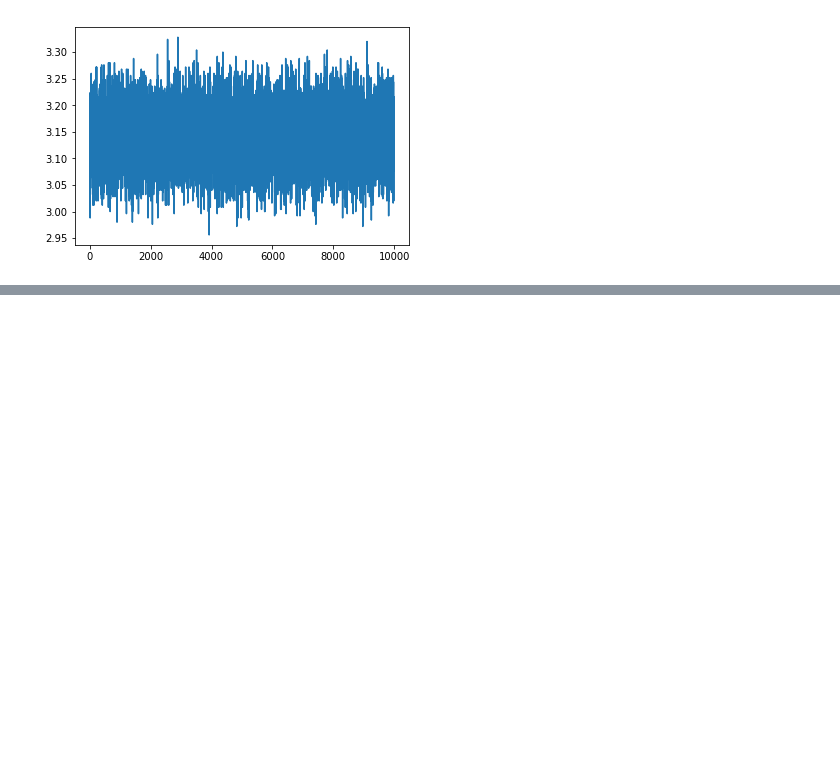
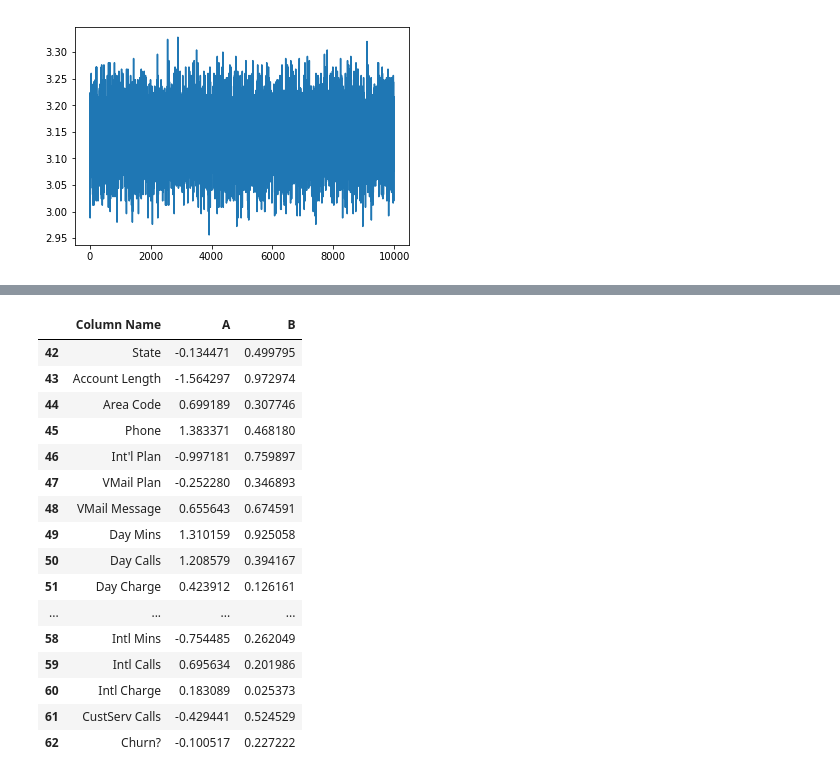
Before and after one commit to slopezv2/machilelearningpy, a Jupyter notebook: Seccion5.ipynb, the cells around one changed output, grey strips where cells are left out. Cells and saved outputs as stored; diff of their text form; code cells hidden in the pictures; blank space fills up the shorter version.

```diff
--- a/Seccion5.ipynb
+++ b/Seccion5.ipynb
@@ -551,0 +607,28 @@ plt.plot(pi_value_list)
+# %%
+new_data = pd.DataFrame(
+    {
+       'Column Name': column_names,
+        "A": np.random.randn(a),
+        "B": np.random.uniform(0,1,a)
+    }, index = range(42, 42 + a)
+)
+# %%
+new_data
+# %% [output]
+|  | Column Name | A | B |
+| 42 | State | -0.134471 | 0.499795 |
+| 43 | Account Length | -1.564297 | 0.972974 |
+| 44 | Area Code | 0.699189 | 0.307746 |
+| 45 | Phone | 1.383371 | 0.468180 |
+| 46 | Int'l Plan | -0.997181 | 0.759897 |
+| 47 | VMail Plan | -0.252280 | 0.346893 |
+| 48 | VMail Message | 0.655643 | 0.674591 |
+| 49 | Day Mins | 1.310159 | 0.925058 |
+| 50 | Day Calls | 1.208579 | 0.394167 |
+| 51 | Day Charge | 0.423912 | 0.126161 |
+| ... | ... | ... | ... |
+| 58 | Intl Mins | -0.754485 | 0.262049 |
+| 59 | Intl Calls | 0.695634 | 0.201986 |
+| 60 | Intl Charge | 0.183089 | 0.025373 |
+| 61 | CustServ Calls | -0.429441 | 0.524529 |
+| 62 | Churn? | -0.100517 | 0.227222 |
```
Also changed, not shown: parts of 9 cells of this notebook.
